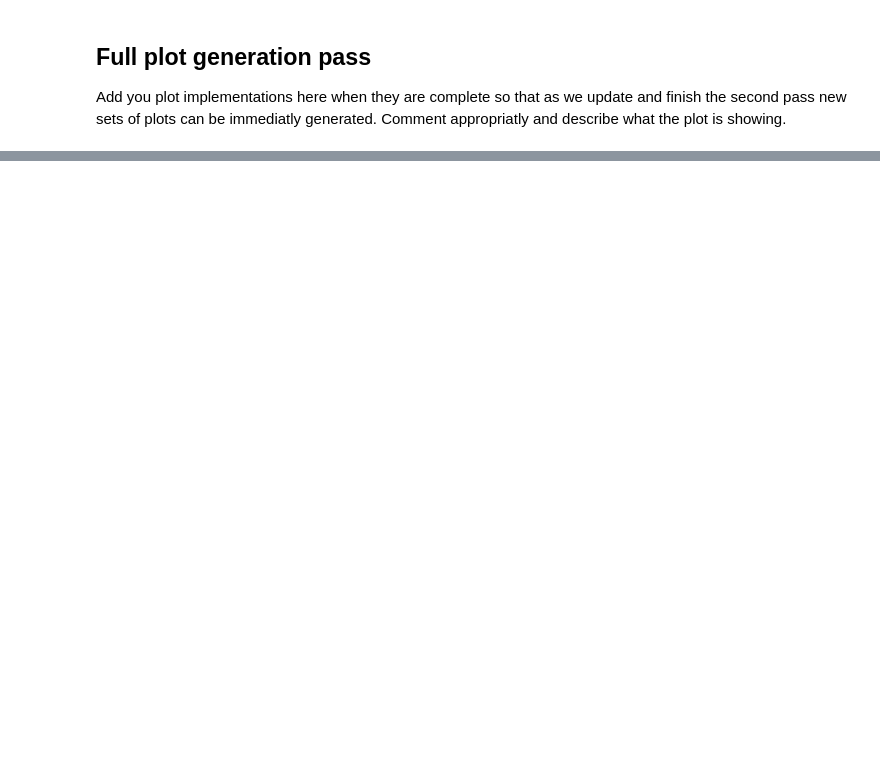
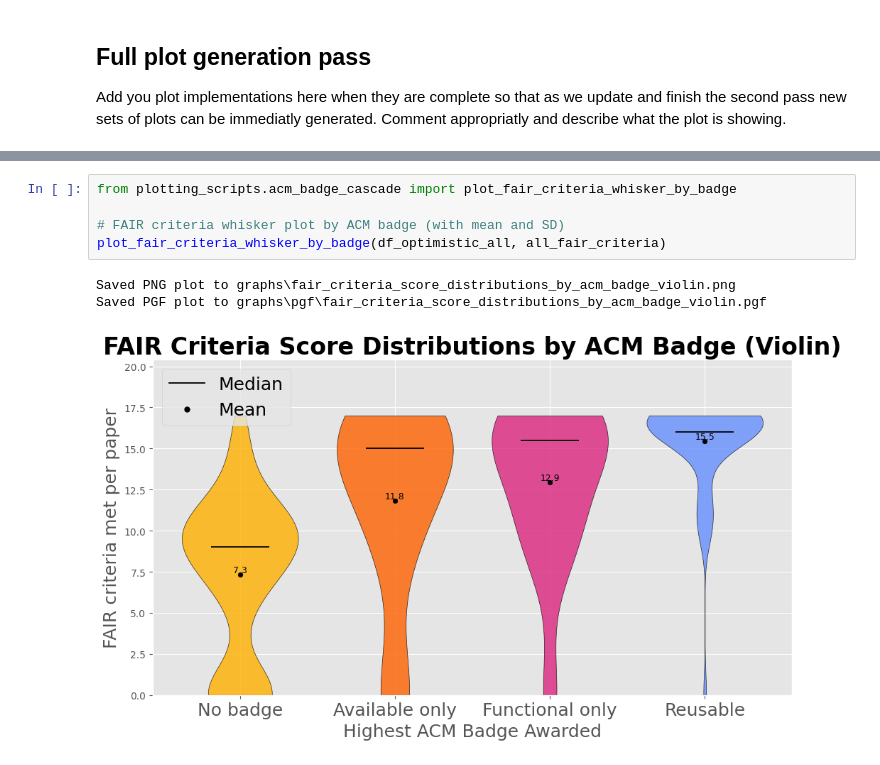
Before and after one commit to EEllwoo/how_fair_is_2026, a Jupyter notebook: plot_gen.ipynb, the cells around one changed output, grey strips where cells are left out. Cells and saved outputs as stored; diff of their text form; blank space fills up the shorter version.

```diff
--- a/plot_gen.ipynb
+++ b/plot_gen.ipynb
@@ -145 +159,10 @@ Saved PNG plot to graphs\acm_badge_compliance_cascade.png
+# %%
+from plotting_scripts.acm_badge_cascade import plot_fair_criteria_whisker_by_badge
+
+# FAIR criteria whisker plot by ACM badge (with mean and SD)
+plot_fair_criteria_whisker_by_badge(df_optimistic_all, all_fair_criteria)
+# %% [output]
+Saved PNG plot to graphs\fair_criteria_score_distributions_by_acm_badge_violin.png
+Saved PGF plot to graphs\pgf\fair_criteria_score_distributions_by_acm_badge_violin.pgf
+[figure, added]
 # %%
```
Also changed, not shown: parts of 8 cells of this notebook, 53 other files.
